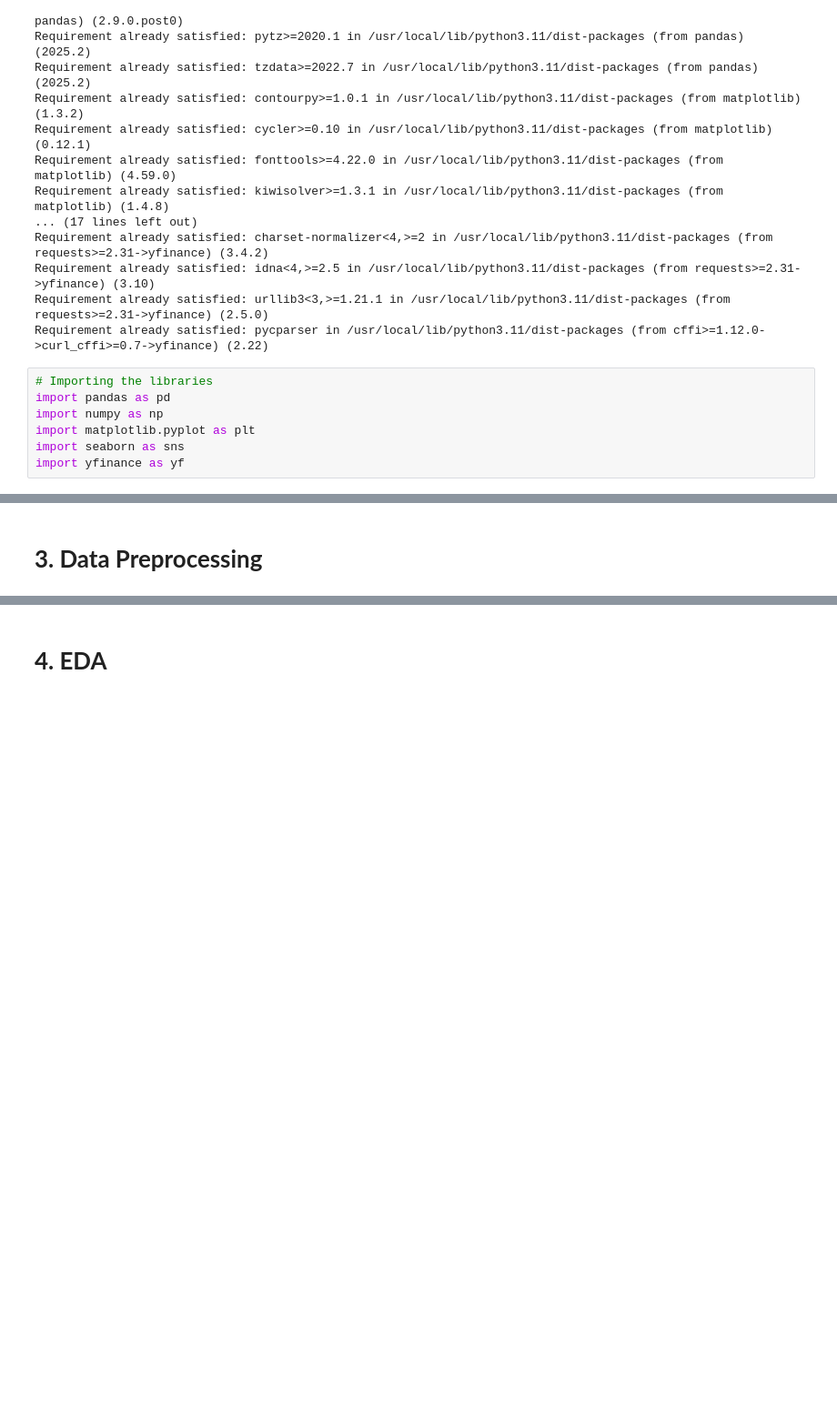
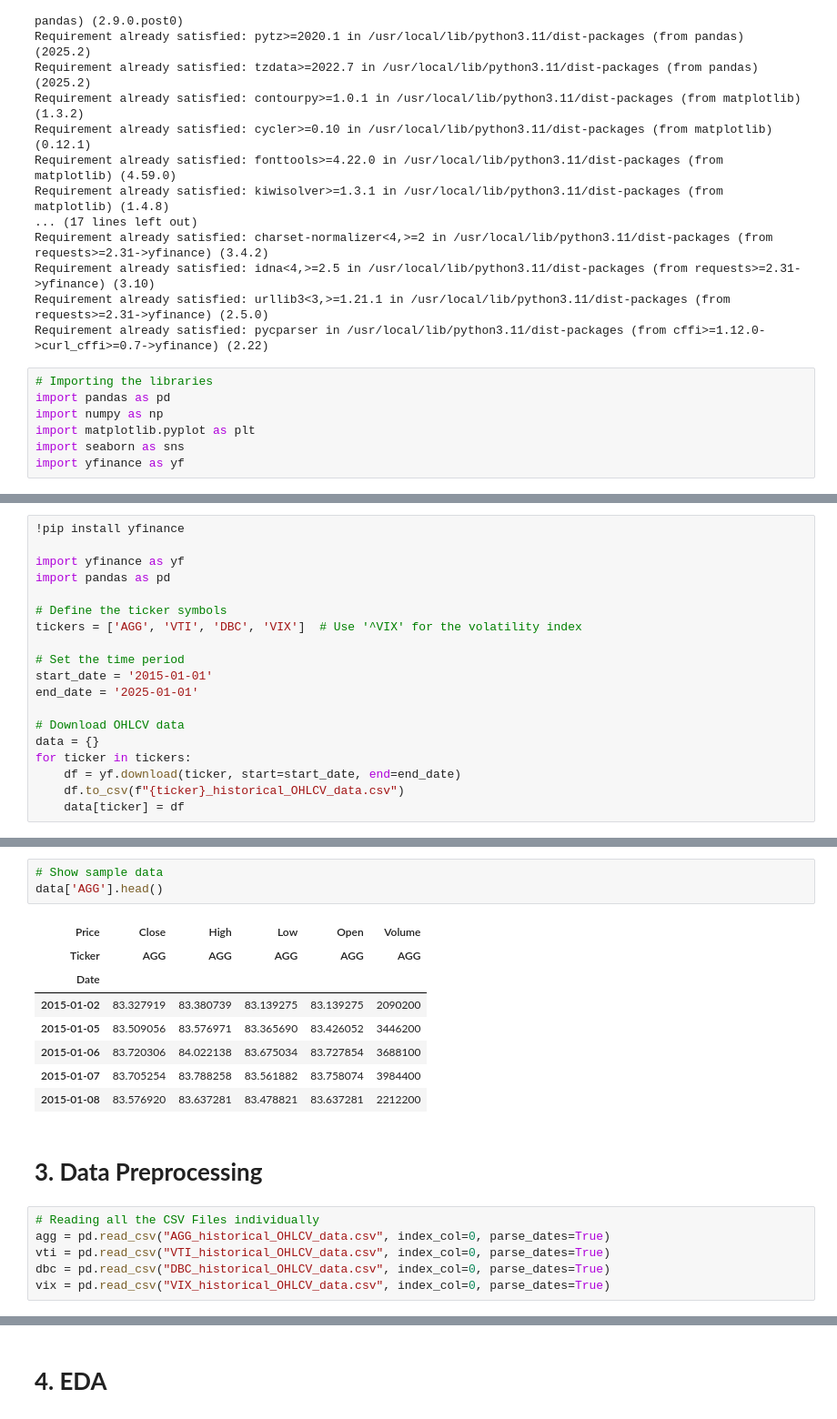
Before and after one commit to Saisha0512/Portfolio_Optimization_ML_DL, a Jupyter notebook: Portfolio_Optimization_ML_DL.ipynb, the cells around one changed output, grey strips where cells are left out. Shown: that part at 91% size. Cells and saved outputs as stored; diff of their text form; blank space fills up the shorter version.

```diff
--- a/Portfolio_Optimization_ML_DL.ipynb
+++ b/Portfolio_Optimization_ML_DL.ipynb
@@ -40,0 +35,19 @@ vti = pd.read_csv("VTI_historical_OHLCV.csv", parse_dates=["Date"], index_col="D
+# %%
+!pip install yfinance
+
+import yfinance as yf
+import pandas as pd
+
+# Define the ticker symbols
+tickers = ['AGG', 'VTI', 'DBC', 'VIX']  # Use '^VIX' for the volatility index
+
+# Set the time period
+start_date = '2015-01-01'
+end_date = '2025-01-01'
+
+# Download OHLCV data
+data = {}
+for ticker in tickers:
+    df = yf.download(ticker, start=start_date, end=end_date)
+    df.to_csv(f"{ticker}_historical_OHLCV_data.csv")
+    data[ticker] = df
@@ -41,2 +76,20 @@ vti = pd.read_csv("VTI_historical_OHLCV.csv", parse_dates=["Date"], index_col="D
+# %%
+# Show sample data
+data['AGG'].head()
+# %% [output]
+| Price | Close | High | Low | Open | Volume |
+| Ticker | AGG | AGG | AGG | AGG | AGG |
+| Date |  |  |  |  |  |
+| 2015-01-02 | 83.327919 | 83.380739 | 83.139275 | 83.139275 | 2090200 |
+| 2015-01-05 | 83.509056 | 83.576971 | 83.365690 | 83.426052 | 3446200 |
+| 2015-01-06 | 83.720306 | 84.022138 | 83.675034 | 83.727854 | 3688100 |
+| 2015-01-07 | 83.705254 | 83.788258 | 83.561882 | 83.758074 | 3984400 |
+| 2015-01-08 | 83.576920 | 83.637281 | 83.478821 | 83.637281 | 2212200 |
 # %% [markdown]
 # **3. Data Preprocessing**
+# %%
+# Reading all the CSV Files individually
+agg = pd.read_csv("AGG_historical_OHLCV_data.csv", index_col=0, parse_dates=True)
+vti = pd.read_csv("VTI_historical_OHLCV_data.csv", index_col=0, parse_dates=True)
+dbc = pd.read_csv("DBC_historical_OHLCV_data.csv", index_col=0, parse_dates=True)
+vix = pd.read_csv("VIX_historical_OHLCV_data.csv", index_col=0, parse_dates=True)
```
Also changed, not shown: parts of 4 cells of this notebook.
